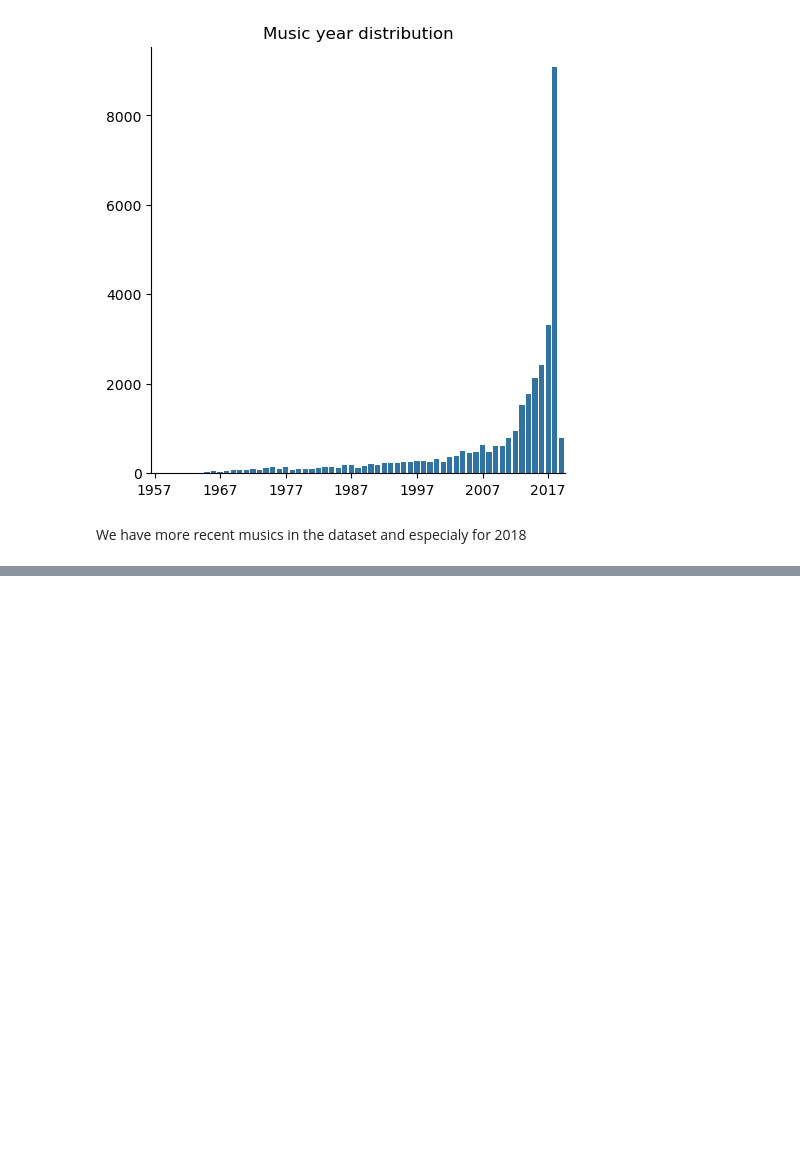
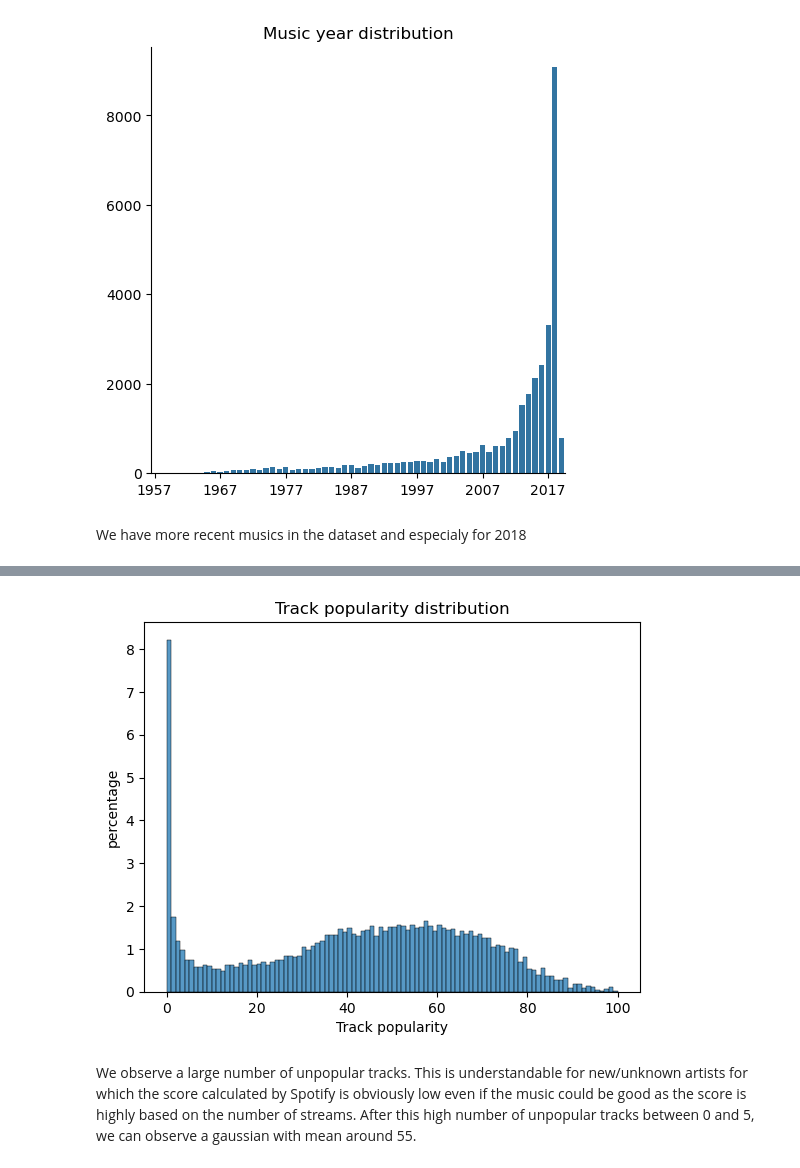
Before and after one commit to P-Point-all/Data_Science_Spotify, a Jupyter notebook: Data_Spotify_Python.ipynb, the cells around one changed output, grey strips where cells are left out. Drawn from its saved outputs; the diff is of its cells as text; code cells hidden in the pictures; blank space fills up the shorter version.

```diff
--- a/Data_Spotify_Python.ipynb
+++ b/Data_Spotify_Python.ipynb
@@ -213,0 +233,2 @@ We have more recent musics in the dataset and especialy for 2018
+# %%
+song['track_album_release_month'].replace(0,1,inplace=True)
@@ -213,0 +242,11 @@ We have more recent musics in the dataset and especialy for 2018
+# %%
+# track popularity distribution
+fig=sns.histplot(data=song,x='track_popularity',bins=100,stat='percent')
+plt.xlabel('Track popularity')
+plt.ylabel('percentage')
+plt.title('Track popularity distribution')
+plt.show()
+# %% [output]
+[figure, added]
+# %% [markdown]
+We observe a large number of unpopular tracks. This is understandable for new/unknown artists for which the score calculated by Spotify is obviously low even if the music could be good as the score is highly based on the number of streams. After this high number of unpopular tracks between 0 and 5, we can observe a gaussian with mean around 55.
```
Also changed, not shown: parts of 61 cells of this notebook.
